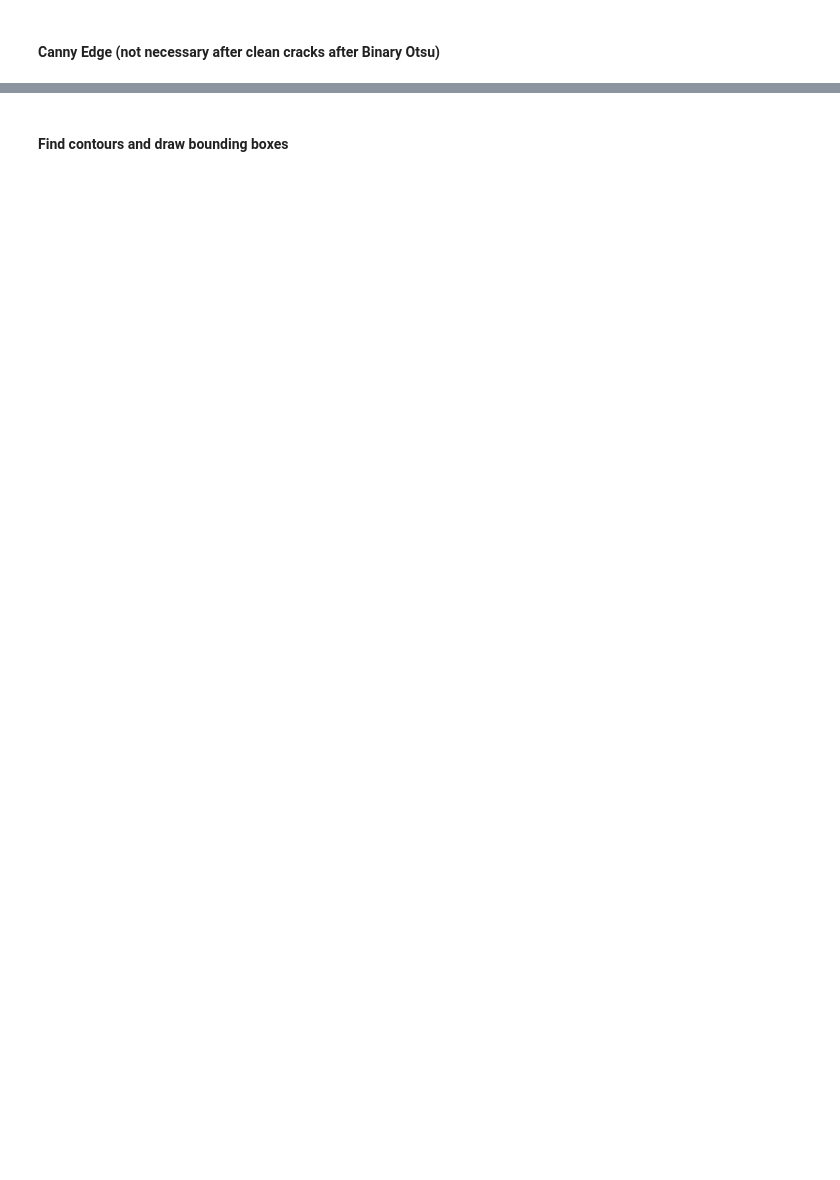
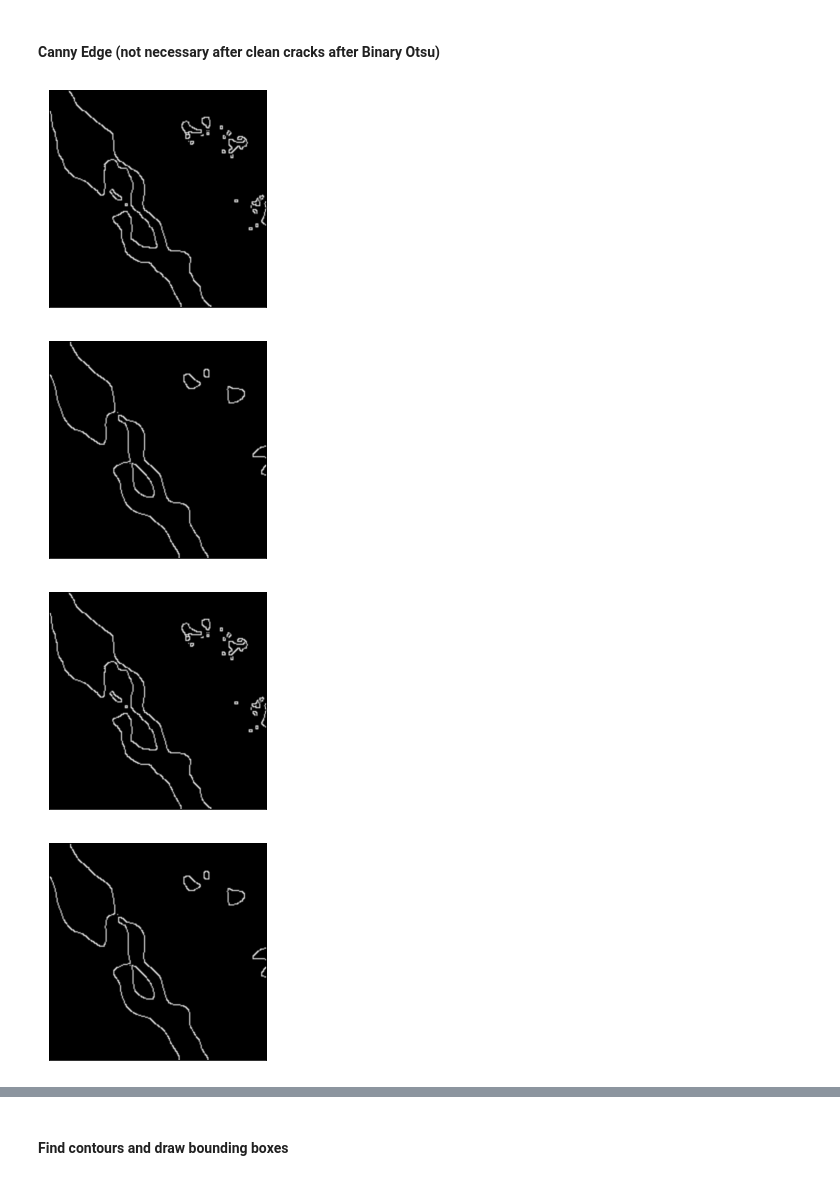
Before and after one commit to kristof-becode/Concrete-Crack-Detection, a Jupyter notebook: Try_Diff_Images.ipynb, the cells around one changed output, grey strips where cells are left out. Drawn from its saved outputs; the diff is of its cells as text; code cells hidden in the pictures; blank space fills up the shorter version.

```diff
--- a/Try_Diff_Images.ipynb
+++ b/Try_Diff_Images.ipynb
@@ -51,9 +114,14 @@ for xxxx
 # %% [markdown]
 #### Canny Edge (not necessary after clean cracks after Binary Otsu)
 # %%
-for xxx
-    edges = cv.Canny(th4,100,200,apertureSize =7)
+for th in otsu:
+    edges = cv.Canny(th,100,200,apertureSize =7)
 
     plt.imshow(edges,cmap = 'gray', interpolation = 'bicubic')
     plt.xticks([]), plt.yticks([])  # hide tick values on X and Y axis
     plt.show()
+# %% [output]
+[figure, added]
+[figure, added]
+[figure, added]
+[figure, added]
```
Also changed, not shown: parts of 5 cells of this notebook.
